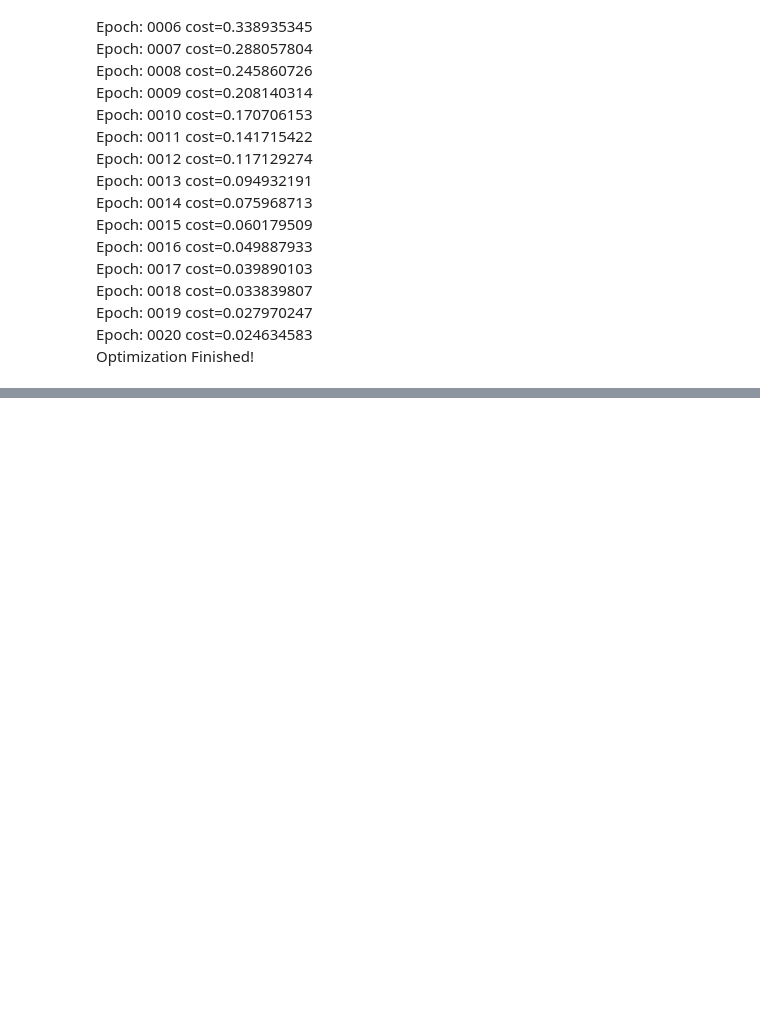
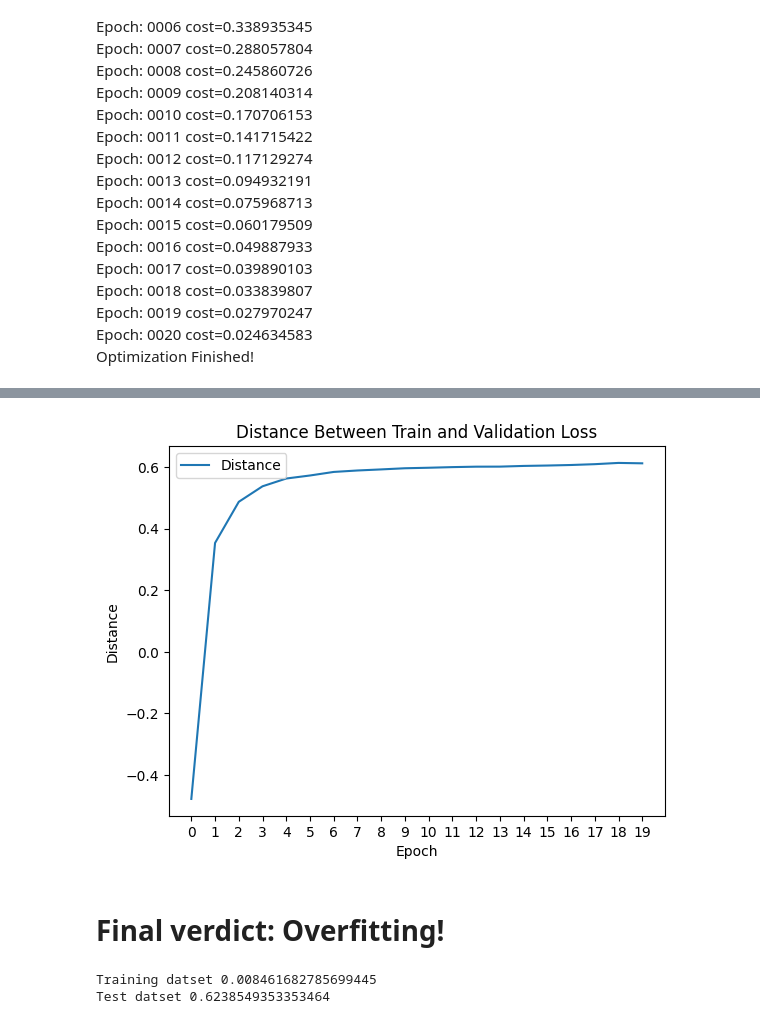
Before and after one commit to SimeonHristov99/Text_Mining, a Jupyter notebook: hw2/HW2_LogisticRegression.ipynb, the cells around one changed output, grey strips where cells are left out. Drawn from its saved outputs; the diff is of its cells as text; code cells hidden in the pictures; blank space fills up the shorter version.

```diff
--- a/hw2/HW2_LogisticRegression.ipynb
+++ b/hw2/HW2_LogisticRegression.ipynb
@@ -256,0 +312,25 @@ print("Test datset", evaluate(model, test_dataset))
+# %%
+plt.title('Distance Between Train and Validation Loss')
+plt.ylabel('Distance')
+plt.xlabel('Epoch')
+plt.xticks(range(MAX_EPOCHS))
+
+plt.plot(diffs, label='Distance')
+
+plt.legend()
+plt.show()
+# %% [output]
+[figure, added]
+# %% [markdown]
+# Final verdict: Overfitting!
+# %%
+# We have overfitting. Model is not good.
+
+train_loss = evaluate(model, train_dataset)
+validation_loss = evaluate(model, test_dataset)
+
+print("Training datset", train_loss)
+print("Test datset", validation_loss)
+# %% [output]
+Training datset 0.008461682785699445
+Test datset 0.6238549353353464
```
Also changed, not shown: parts of 12 cells of this notebook, 1 other file.
